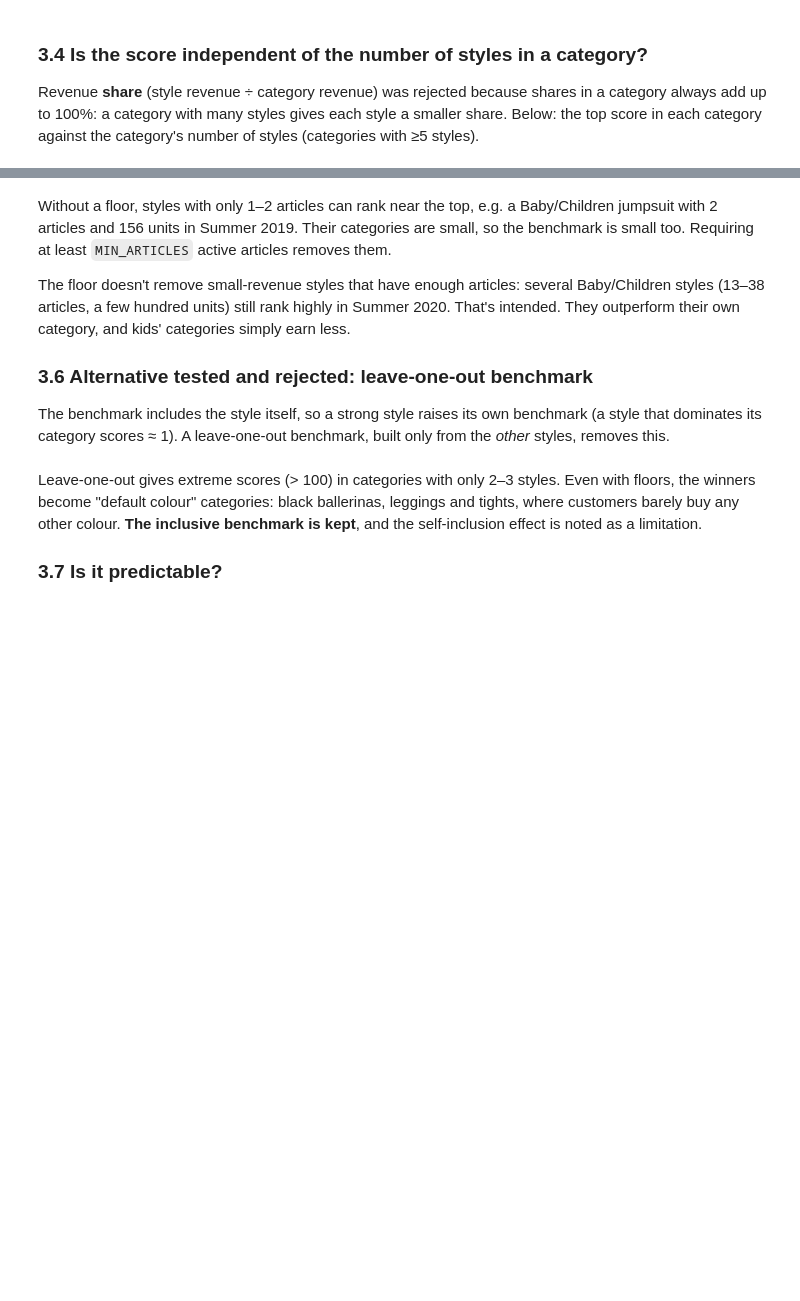
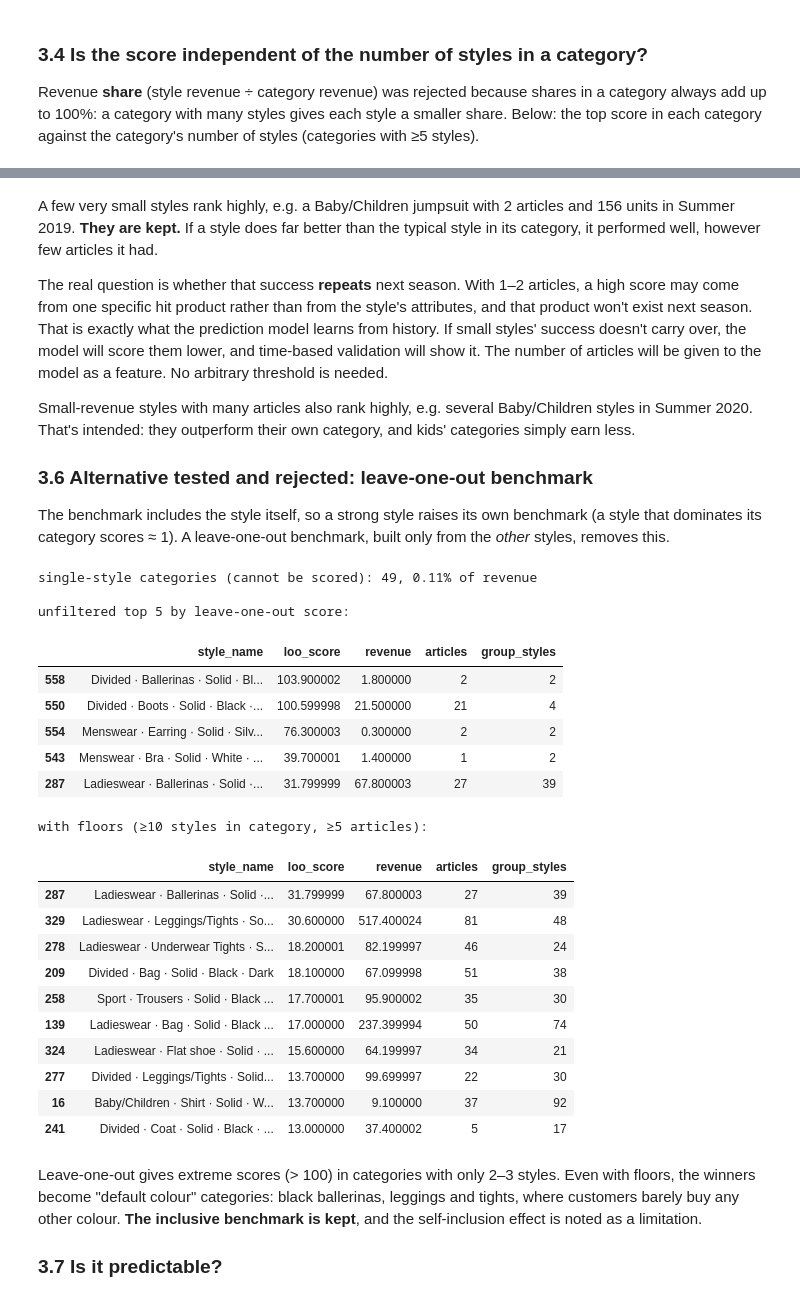
Before and after one commit to AnshifKkk/style_recommendations, a Jupyter notebook: data_science/notebooks/01_style_and_success_definition.ipynb, the cells around one changed output, grey strips where cells are left out. Drawn from its saved outputs; the diff is of its cells as text; code cells hidden in the pictures; blank space fills up the shorter version.

```diff
--- a/data_science/notebooks/01_style_and_success_definition.ipynb
+++ b/data_science/notebooks/01_style_and_success_definition.ipynb
@@ -274,11 +407,16 @@ scores["Summer 2019"][cols + ["eligible"]].head(10).round(2)
 # %% [markdown]
-Without a floor, styles with only 1–2 articles can rank near the top, e.g. a Baby/Children jumpsuit with
-2 articles and 156 units in Summer 2019. Their categories are small, so the benchmark is small too.
-Requiring at least `MIN_ARTICLES` active articles removes them.
+A few very small styles rank highly, e.g. a Baby/Children jumpsuit with 2 articles and 156 units in Summer 2019.
+**They are kept.** If a style does far better than the typical style in its category, it performed well,
+however few articles it had.
 
-The floor doesn't remove small-revenue styles that have enough articles: several Baby/Children styles
-(13–38 articles, a few hundred units) still rank highly in Summer 2020. That's intended. They outperform
-their own category, and kids' categories simply earn less.
+The real question is whether that success **repeats** next season. With 1–2 articles, a high score may come
+from one specific hit product rather than from the style's attributes, and that product won't exist next season.
+That is exactly what the prediction model learns from history. If small styles' success doesn't carry over,
+the model will score them lower, and time-based validation will show it. The number of articles will be
+given to the model as a feature. No arbitrary threshold is needed.
+
+Small-revenue styles with many articles also rank highly, e.g. several Baby/Children styles in Summer 2020.
+That's intended: they outperform their own category, and kids' categories simply earn less.
 
 ### 3.6 Alternative tested and rejected: leave-one-out benchmark
 
@@ -287,19 +425,41 @@ dominates its category scores ≈ 1). A leave-one-out benchmark, built only from
 # %%
 def leave_one_out(s_):
     a = s_.adjusted_revenue
     g = s_.groupby("group_id").adjusted_revenue
     sum_a, sum_a2 = g.transform("sum"), g.transform(lambda x: (x ** 2).sum())
     bench = ((sum_a2 - a ** 2) / (sum_a - a)).where(s_.group_styles > 1)
     return s_.assign(loo_score=a / bench)
 
 loo = leave_one_out(scores["Summer 2020"])
 single = loo[loo.group_styles == 1]
 print(f"single-style categories (cannot be scored): {len(single)}, {single.revenue.sum() / loo.revenue.sum():.2%} of revenue")
 print("\nunfiltered top 5 by leave-one-out score:")
 display(loo.nlargest(5, "loo_score")[["style_name", "loo_score", "revenue", "articles", "group_styles"]].round(1))
-f = loo[(loo.group_styles >= 10) & loo.eligible]
+f = loo[(loo.group_styles >= 10) & (loo.articles >= 5)]
 print("with floors (≥10 styles in category, ≥5 articles):")
 f.nlargest(10, "loo_score")[["style_name", "loo_score", "revenue", "articles", "group_styles"]].round(1)
+# %% [output]
+single-style categories (cannot be scored): 49, 0.11% of revenue
+
+unfiltered top 5 by leave-one-out score:
+|  | style_name | loo_score | revenue | articles | group_styles |
+| 558 | Divided · Ballerinas · Solid · Bl... | 103.900002 | 1.800000 | 2 | 2 |
+| 550 | Divided · Boots · Solid · Black ·... | 100.599998 | 21.500000 | 21 | 4 |
+| 554 | Menswear · Earring · Solid · Silv... | 76.300003 | 0.300000 | 2 | 2 |
+| 543 | Menswear · Bra · Solid · White · ... | 39.700001 | 1.400000 | 1 | 2 |
+| 287 | Ladieswear · Ballerinas · Solid ·... | 31.799999 | 67.800003 | 27 | 39 |
+with floors (≥10 styles in category, ≥5 articles):
+|  | style_name | loo_score | revenue | articles | group_styles |
+| 287 | Ladieswear · Ballerinas · Solid ·... | 31.799999 | 67.800003 | 27 | 39 |
+| 329 | Ladieswear · Leggings/Tights · So... | 30.600000 | 517.400024 | 81 | 48 |
+| 278 | Ladieswear · Underwear Tights · S... | 18.200001 | 82.199997 | 46 | 24 |
+| 209 | Divided · Bag · Solid · Black · Dark | 18.100000 | 67.099998 | 51 | 38 |
+| 258 | Sport · Trousers · Solid · Black ... | 17.700001 | 95.900002 | 35 | 30 |
+| 139 | Ladieswear · Bag · Solid · Black ... | 17.000000 | 237.399994 | 50 | 74 |
+| 324 | Ladieswear · Flat shoe · Solid · ... | 15.600000 | 64.199997 | 34 | 21 |
+| 277 | Divided · Leggings/Tights · Solid... | 13.700000 | 99.699997 | 22 | 30 |
+| 16 | Baby/Children · Shirt · Solid · W... | 13.700000 | 9.100000 | 37 | 92 |
+| 241 | Divided · Coat · Solid · Black · ... | 13.000000 | 37.400002 | 5 | 17 |
 # %% [markdown]
 Leave-one-out gives extreme scores (> 100) in categories with only 2–3 styles. Even with floors, the winners
 become "default colour" categories: black ballerinas, leggings and tights, where customers barely buy any other
```
Also changed, not shown: parts of 24 cells of this notebook, 4 other files.
